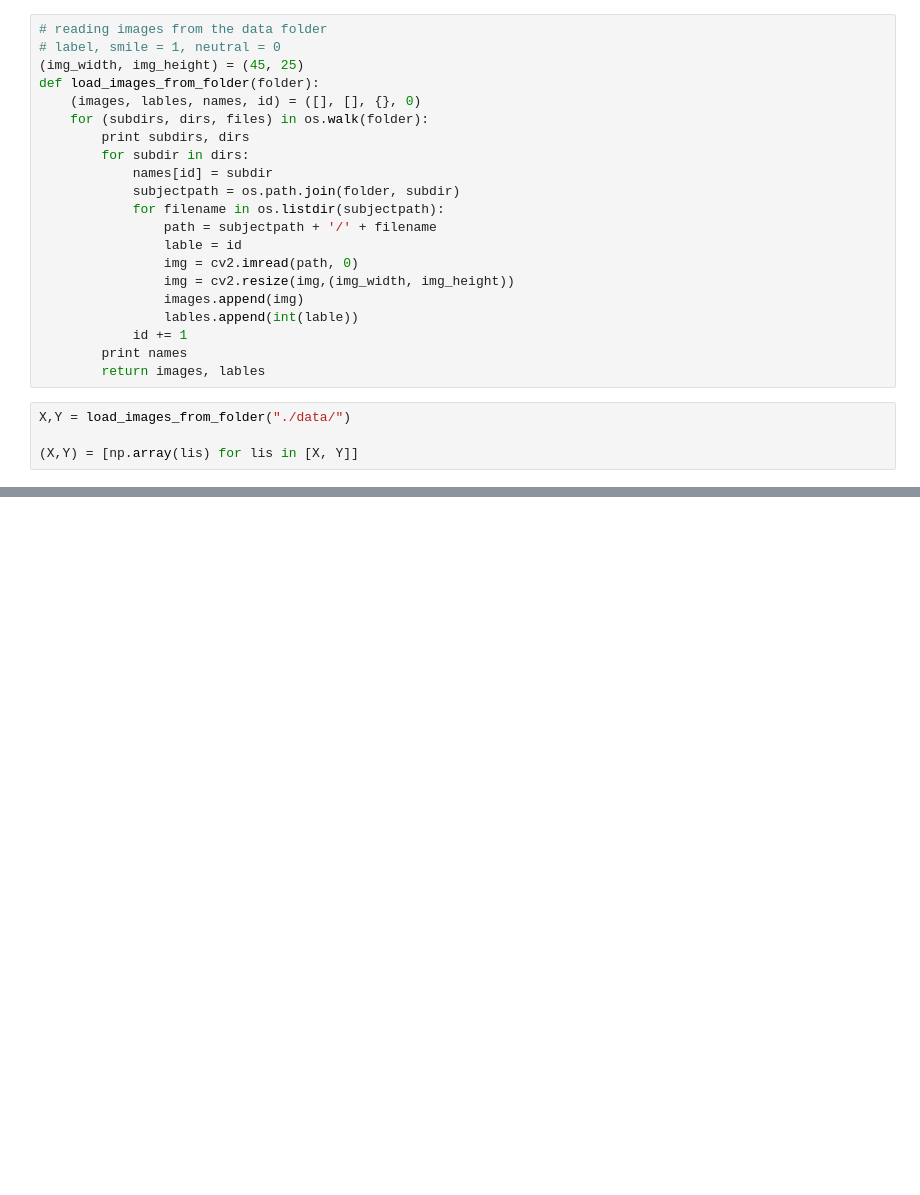
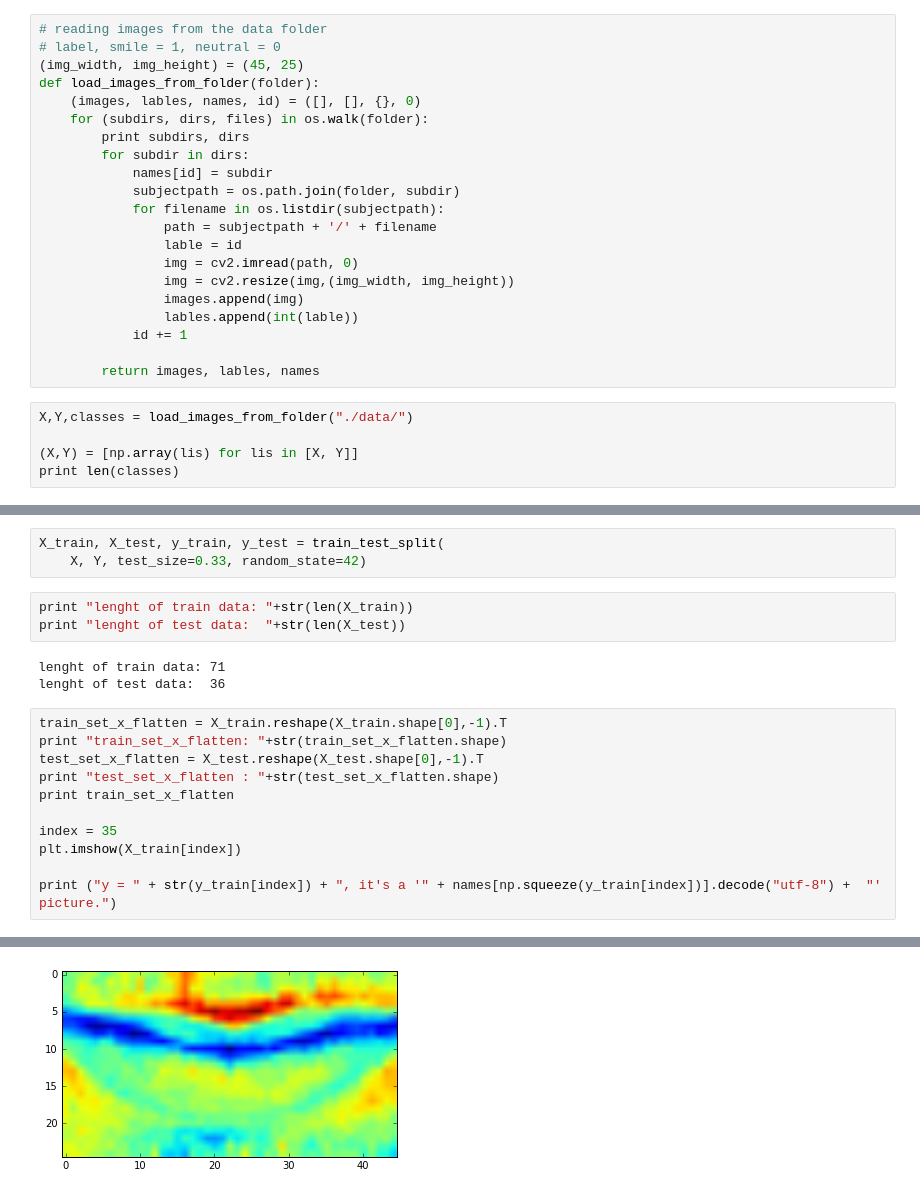
Before and after one commit to aquibjaved/Real-time-Smile-Recognition, a Jupyter notebook: Untitled.ipynb, the cells around one changed output, grey strips where cells are left out. Cells and saved outputs as stored; diff of their text form; blank space fills up the shorter version.

```diff
--- a/Untitled.ipynb
+++ b/Untitled.ipynb
@@ -21,11 +25,12 @@ def load_images_from_folder(folder):
                 images.append(img)
                 lables.append(int(lable))
             id += 1
-        print names
-        return images, lables
+
+        return images, lables, names
 # %%
-X,Y = load_images_from_folder("./data/")
+X,Y,classes = load_images_from_folder("./data/")
 
 (X,Y) = [np.array(lis) for lis in [X, Y]]
+print len(classes)
 # %% [output]
 ./data/ ['neutral', 'smile']
@@ -44,0 +46,21 @@ print len(g)
+# %%
+X_train, X_test, y_train, y_test = train_test_split(
+    X, Y, test_size=0.33, random_state=42)
+# %%
+print "lenght of train data: "+str(len(X_train))
+print "lenght of test data:  "+str(len(X_test))
+# %% [output]
+lenght of train data: 71
+lenght of test data:  36
+# %%
+train_set_x_flatten = X_train.reshape(X_train.shape[0],-1).T
+print "train_set_x_flatten: "+str(train_set_x_flatten.shape)
+test_set_x_flatten = X_test.reshape(X_test.shape[0],-1).T
+print "test_set_x_flatten : "+str(test_set_x_flatten.shape)
+print train_set_x_flatten
+
+index = 35
+plt.imshow(X_train[index])
+
+print ("y = " + str(y_train[index]) + ", it's a '" + names[np.squeeze(y_train[index])].decode("utf-8") +  "' picture.")
+# %% [output]
@@ -44,0 +77 @@ print len(g)
+[figure, added]
```
Also changed, not shown: parts of 13 cells of this notebook.
